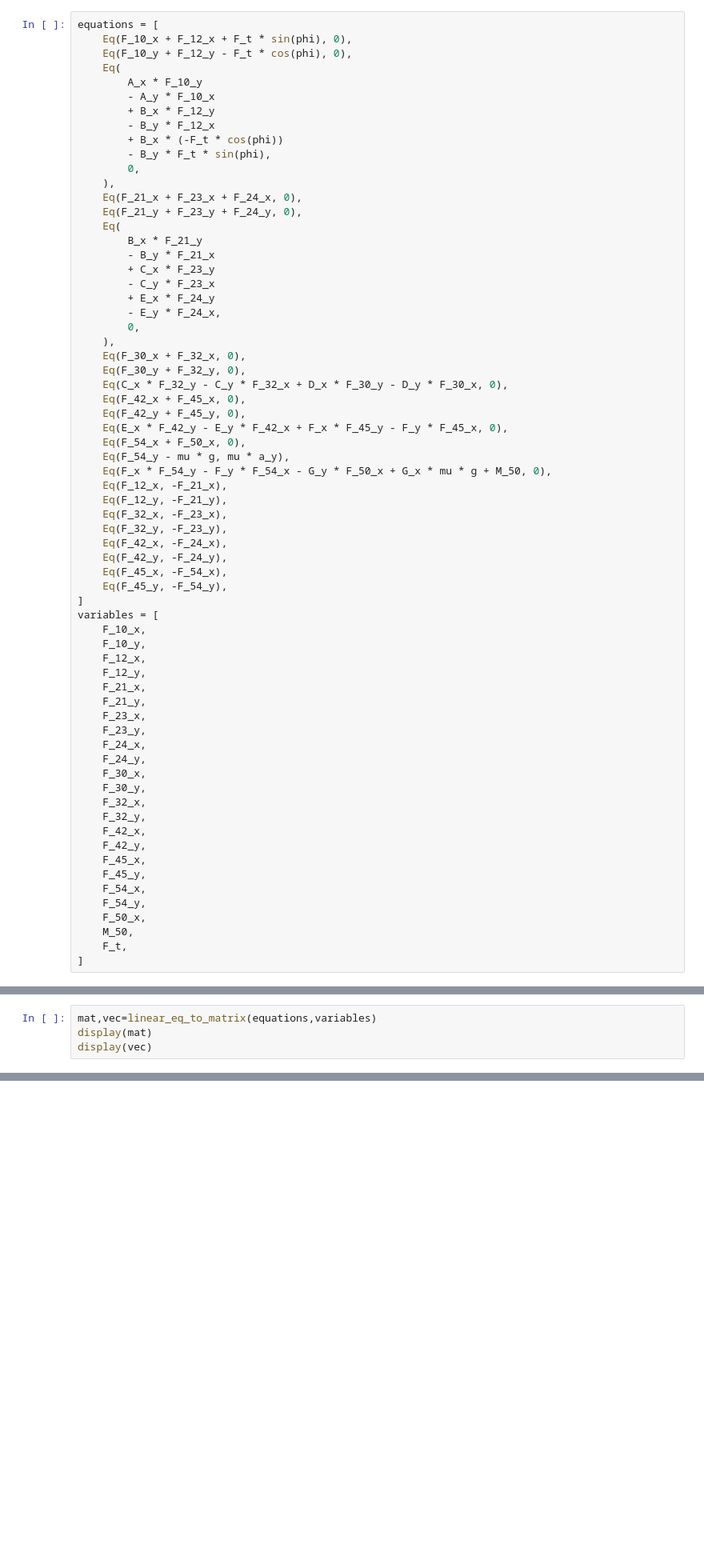
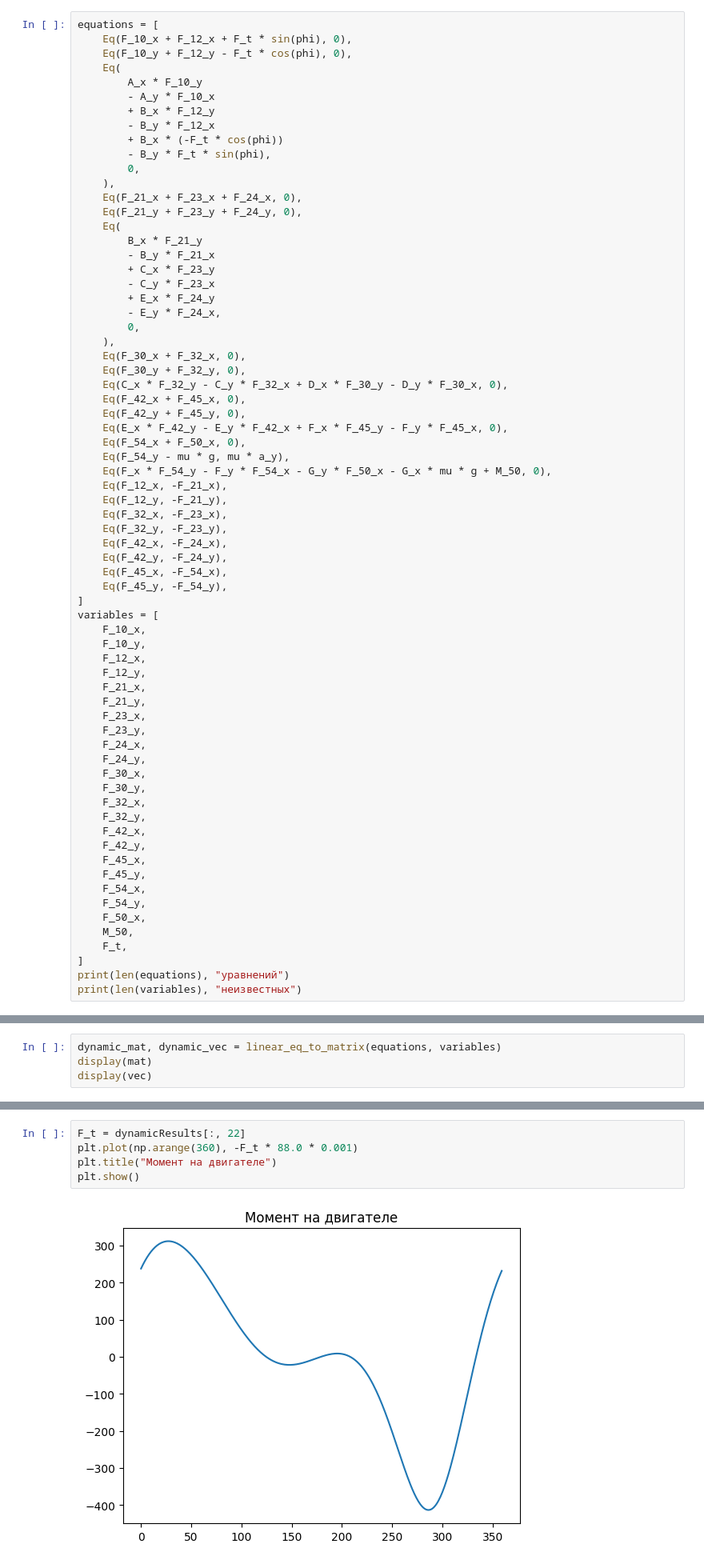
Before and after one commit to DeDxYk594/prik_kursach, a Jupyter notebook: dynamics.ipynb, the cells around one changed output, grey strips where cells are left out. Shown: that part at 80% size. Saved outputs shown, nothing was run; the diff lists cells and outputs as text; blank space fills up the shorter version.

```diff
--- a/dynamics.ipynb
+++ b/dynamics.ipynb
@@ -79,7 +79,7 @@ equations = [
     Eq(E_x * F_42_y - E_y * F_42_x + F_x * F_45_y - F_y * F_45_x, 0),
     Eq(F_54_x + F_50_x, 0),
     Eq(F_54_y - mu * g, mu * a_y),
-    Eq(F_x * F_54_y - F_y * F_54_x - G_y * F_50_x + G_x * mu * g + M_50, 0),
+    Eq(F_x * F_54_y - F_y * F_54_x - G_y * F_50_x - G_x * mu * g + M_50, 0),
     Eq(F_12_x, -F_21_x),
     Eq(F_12_y, -F_21_y),
     Eq(F_32_x, -F_23_x),
@@ -114,3 +114,5 @@ variables = [
     M_50,
     F_t,
 ]
+print(len(equations), "уравнений")
+print(len(variables), "неизвестных")
@@ -132,7 +137,7 @@ $\displaystyle F_{42 y} + F_{45 y} = 0$
 $\displaystyle E_{x} F_{42 y} - E_{y} F_{42 x} - F_{45 x} F_{y} + F_{45 y} F_{x} = 0$
 ... (11 outputs left out)
 # %%
-mat,vec=linear_eq_to_matrix(equations,variables)
+dynamic_mat, dynamic_vec = linear_eq_to_matrix(equations, variables)
 display(mat)
 display(vec)
 # %% [output]
@@ -140,0 +244,7 @@ $\displaystyle \left[\begin{matrix}0\\0\\0\\0\\0\\0\\0\\0\\0\\0\\0\\0\\0\\\mu a_
+# %%
+F_t = dynamicResults[:, 22]
+plt.plot(np.arange(360), -F_t * 88.0 * 0.001)
+plt.title("Момент на двигателе")
+plt.show()
+# %% [output]
+[figure, added]
```
Also changed, not shown: parts of 22 cells of this notebook, 2 other files.
